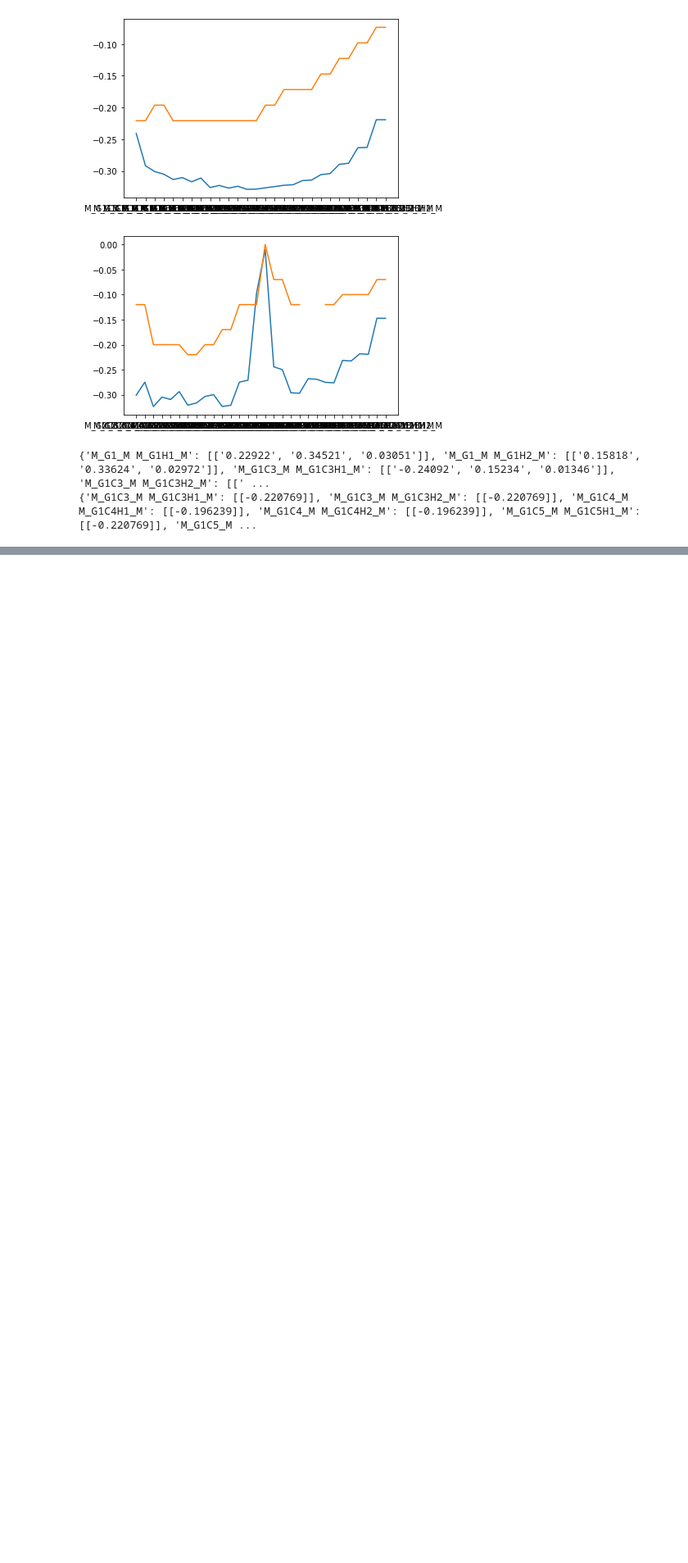
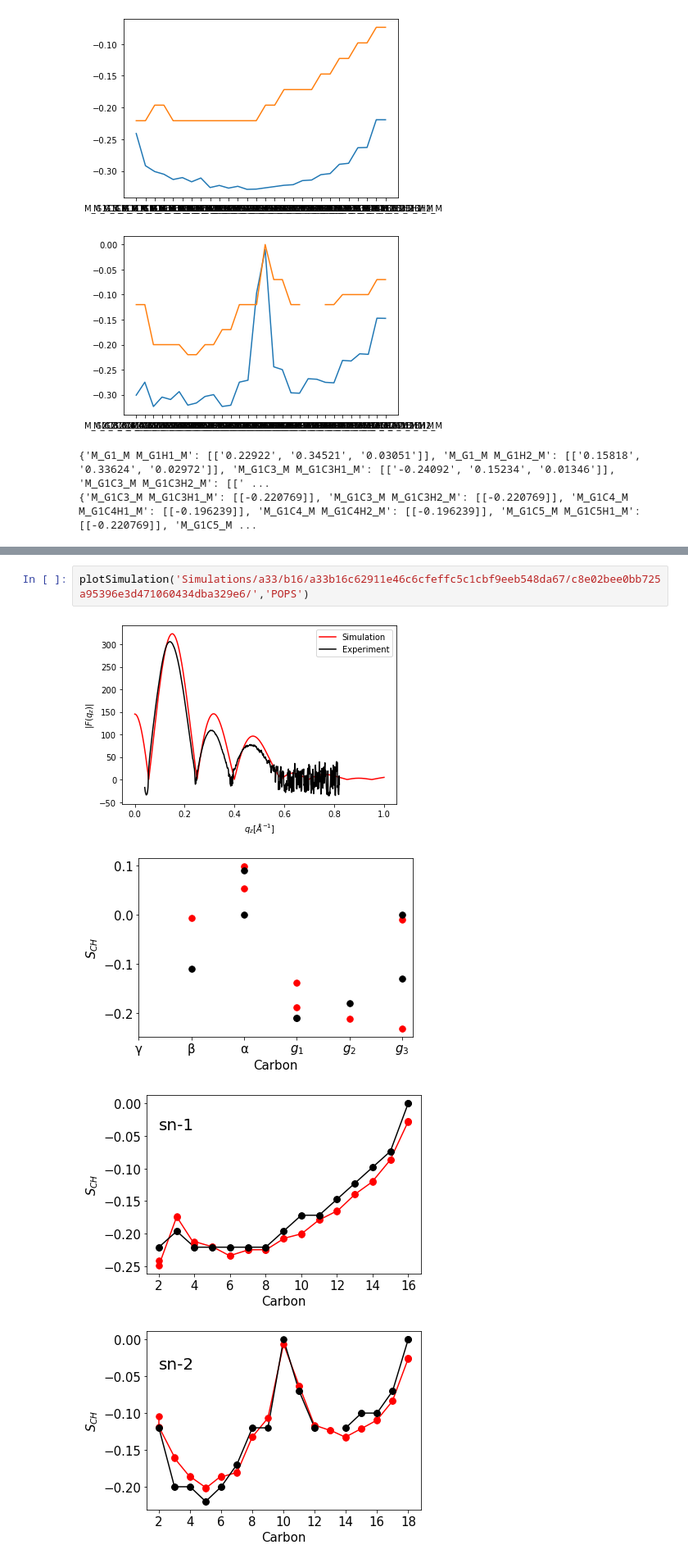
Before and after one commit to NMRLipids/DataBankManuscript, a Jupyter notebook: scripts/plotSimulation.ipynb, the cells around one changed output, grey strips where cells are left out. Shown at 82% size. Drawn from its saved outputs; the diff is of its cells as text; blank space fills up the shorter version.

```diff
--- a/scripts/plotSimulation.ipynb
+++ b/scripts/plotSimulation.ipynb
@@ -307,0 +313,7 @@ plotSimulation('Simulations/8cb/989/8cb989e1813b93d1144d731ffbbc04a5cfcfb6a6/2db
+# %%
+plotSimulation('Simulations/a33/b16/a33b16c62911e46c6cfeffc5c1cbf9eeb548da67/c8e02bee0bb725a95396e3d471060434dba329e6/','POPS')
+# %% [output]
+[figure, added]
+[figure, added]
+[figure, added]
+[figure, added]
```
Also changed, not shown: parts of 2 cells of this notebook, 2 other files.
